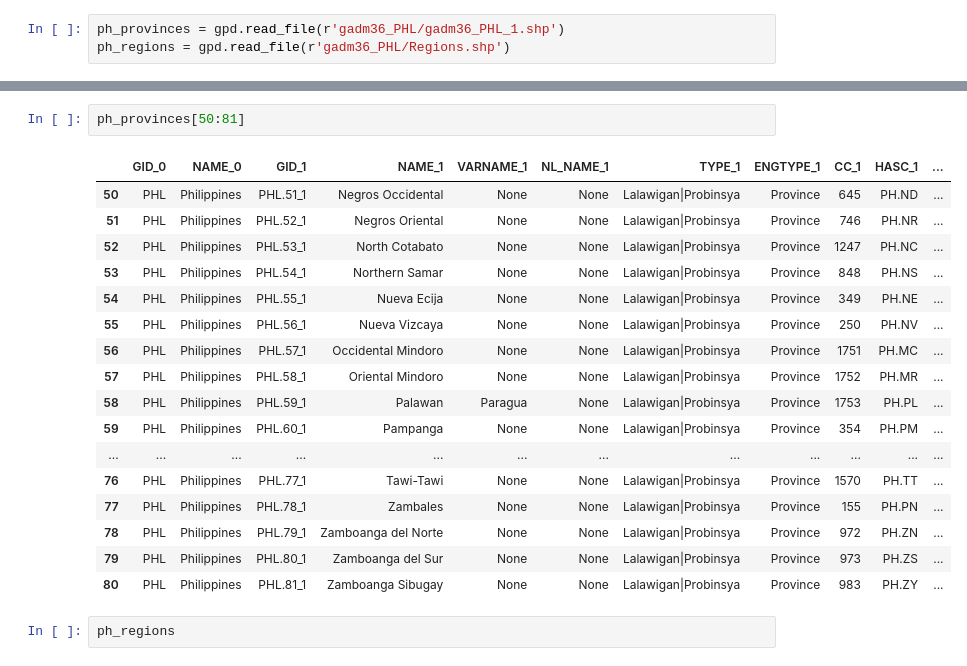
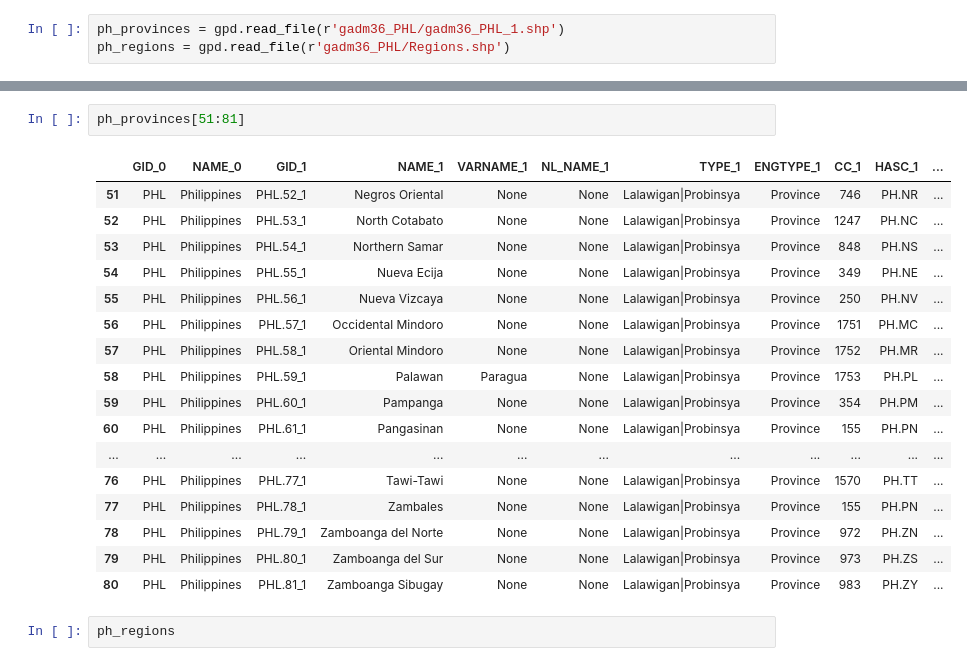
Before and after one commit to Secade/DATA101-FIES2018-DSWD, a Jupyter notebook: FIES2018 EDA.ipynb, the cells around one changed output, grey strips where cells are left out. Saved outputs shown, nothing was run; the diff lists cells and outputs as text.

```diff
--- a/FIES2018 EDA.ipynb
+++ b/FIES2018 EDA.ipynb
@@ -195,8 +217,7 @@ ph_regions = gpd.read_file(r'gadm36_PHL/Regions.shp')
 # %%
-ph_provinces[50:81]
+ph_provinces[51:81]
 # %% [output]
 |  | GID_0 | NAME_0 | GID_1 | NAME_1 | VARNAME_1 | NL_NAME_1 | TYPE_1 | ENGTYPE_1 | CC_1 | HASC_1 | ... |
-| 50 | PHL | Philippines | PHL.51_1 | Negros Occidental | None | None | Lalawigan|Probinsya | Province | 645 | PH.ND | ... |
 | 51 | PHL | Philippines | PHL.52_1 | Negros Oriental | None | None | Lalawigan|Probinsya | Province | 746 | PH.NR | ... |
 | 52 | PHL | Philippines | PHL.53_1 | North Cotabato | None | None | Lalawigan|Probinsya | Province | 1247 | PH.NC | ... |
 | 53 | PHL | Philippines | PHL.54_1 | Northern Samar | None | None | Lalawigan|Probinsya | Province | 848 | PH.NS | ... |
@@ -206,6 +227,7 @@ ph_provinces[50:81]
 | 57 | PHL | Philippines | PHL.58_1 | Oriental Mindoro | None | None | Lalawigan|Probinsya | Province | 1752 | PH.MR | ... |
 | 58 | PHL | Philippines | PHL.59_1 | Palawan | Paragua | None | Lalawigan|Probinsya | Province | 1753 | PH.PL | ... |
 | 59 | PHL | Philippines | PHL.60_1 | Pampanga | None | None | Lalawigan|Probinsya | Province | 354 | PH.PM | ... |
+| 60 | PHL | Philippines | PHL.61_1 | Pangasinan | None | None | Lalawigan|Probinsya | Province | 155 | PH.PN | ... |
 | ... | ... | ... | ... | ... | ... | ... | ... | ... | ... | ... | ... |
 | 76 | PHL | Philippines | PHL.77_1 | Tawi-Tawi | None | None | Lalawigan|Probinsya | Province | 1570 | PH.TT | ... |
 | 77 | PHL | Philippines | PHL.78_1 | Zambales | None | None | Lalawigan|Probinsya | Province | 155 | PH.PN | ... |
```
Also changed, not shown: parts of 4 cells of this notebook.
